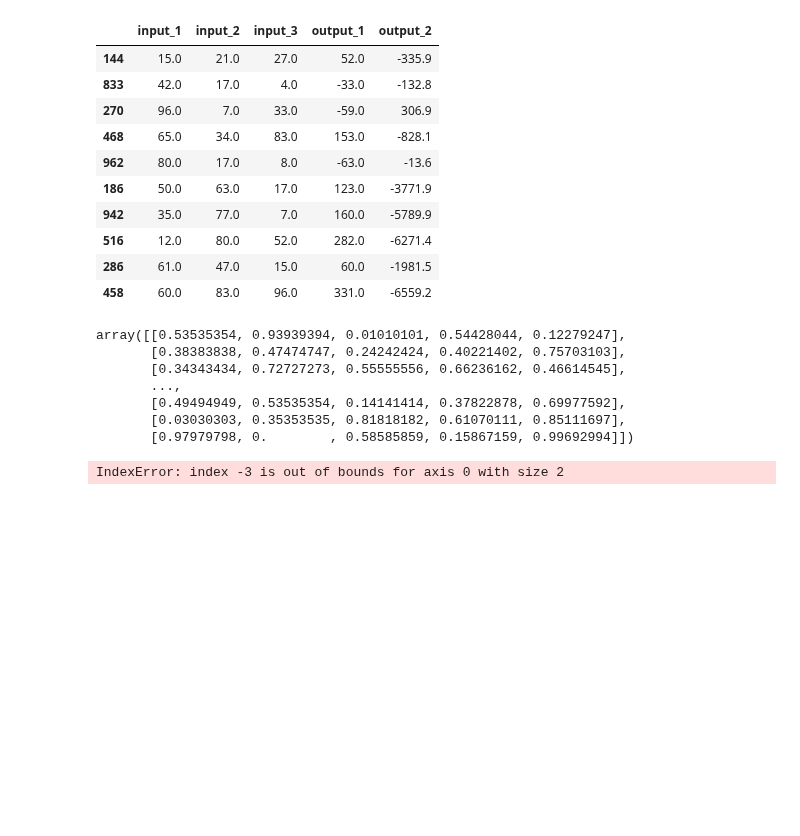
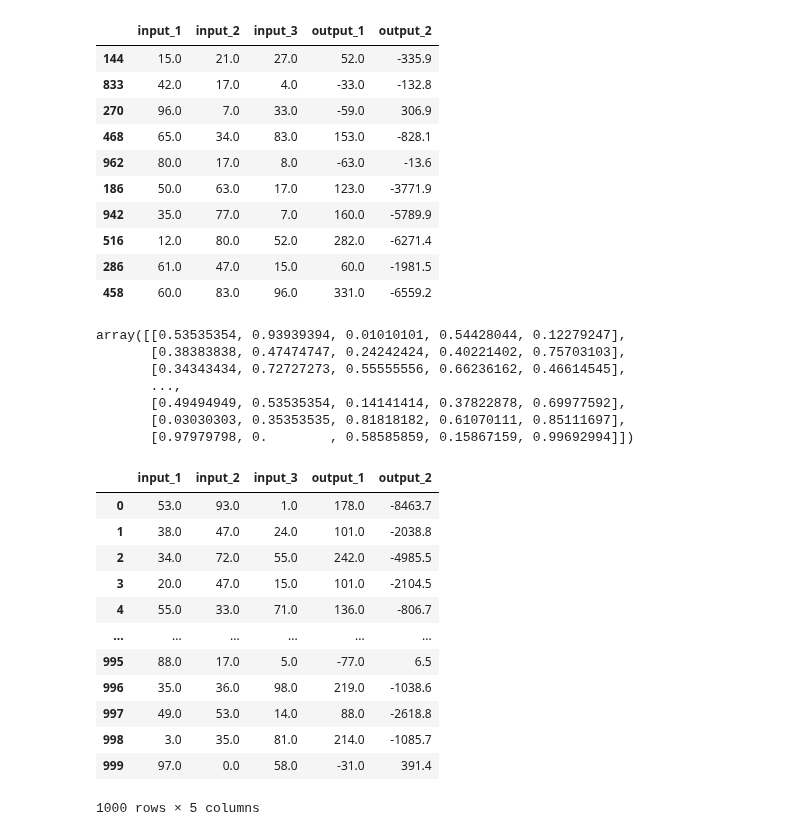
Before and after one commit to JacopoRaffi/ML_Proj_NN, a Jupyter notebook: notebook/nn_test_complex.ipynb, the cells around one changed output. Saved outputs shown, nothing was run; the diff lists cells and outputs as text; code cells hidden in the pictures; blank space fills up the shorter version.

```diff
--- a/notebook/nn_test_complex.ipynb
+++ b/notebook/nn_test_complex.ipynb
@@ -90,13 +85,27 @@ error_decrease_tolerance = 0.000001
 patience = 10
 
 learning_rate = 0.01/batch_size
-lambda_tikhonov = 0.00001
-alpha_momentum = 0.05
+lambda_tikhonov = 0
+alpha_momentum = 0
 
 stats = NN.train_2(tr_normalized, batch_size, max_epochs, error_decrease_tolerance, patience,
                    learning_rate, lambda_tikhonov, alpha_momentum)
-# %% [output]
-IndexError: index -3 is out of bounds for axis 0 with size 2
+# %%
+tr
+# %% [output]
+|  | input_1 | input_2 | input_3 | output_1 | output_2 |
+| 0 | 53.0 | 93.0 | 1.0 | 178.0 | -8463.7 |
+| 1 | 38.0 | 47.0 | 24.0 | 101.0 | -2038.8 |
+| 2 | 34.0 | 72.0 | 55.0 | 242.0 | -4985.5 |
+| 3 | 20.0 | 47.0 | 15.0 | 101.0 | -2104.5 |
+| 4 | 55.0 | 33.0 | 71.0 | 136.0 | -806.7 |
+| ... | ... | ... | ... | ... | ... |
+| 995 | 88.0 | 17.0 | 5.0 | -77.0 | 6.5 |
+| 996 | 35.0 | 36.0 | 98.0 | 219.0 | -1038.6 |
+| 997 | 49.0 | 53.0 | 14.0 | 88.0 | -2618.8 |
+| 998 | 3.0 | 35.0 | 81.0 | 214.0 | -1085.7 |
+| 999 | 97.0 | 0.0 | 58.0 | -31.0 | 391.4 |
+1000 rows × 5 columns
 # %%
 predictions = scaler_out.inverse_transform(NN.predict_array(tr_normalized[:,:tr_input]))
 predictions
```
Also changed, not shown: parts of 11 cells of this notebook, 3 other files.
